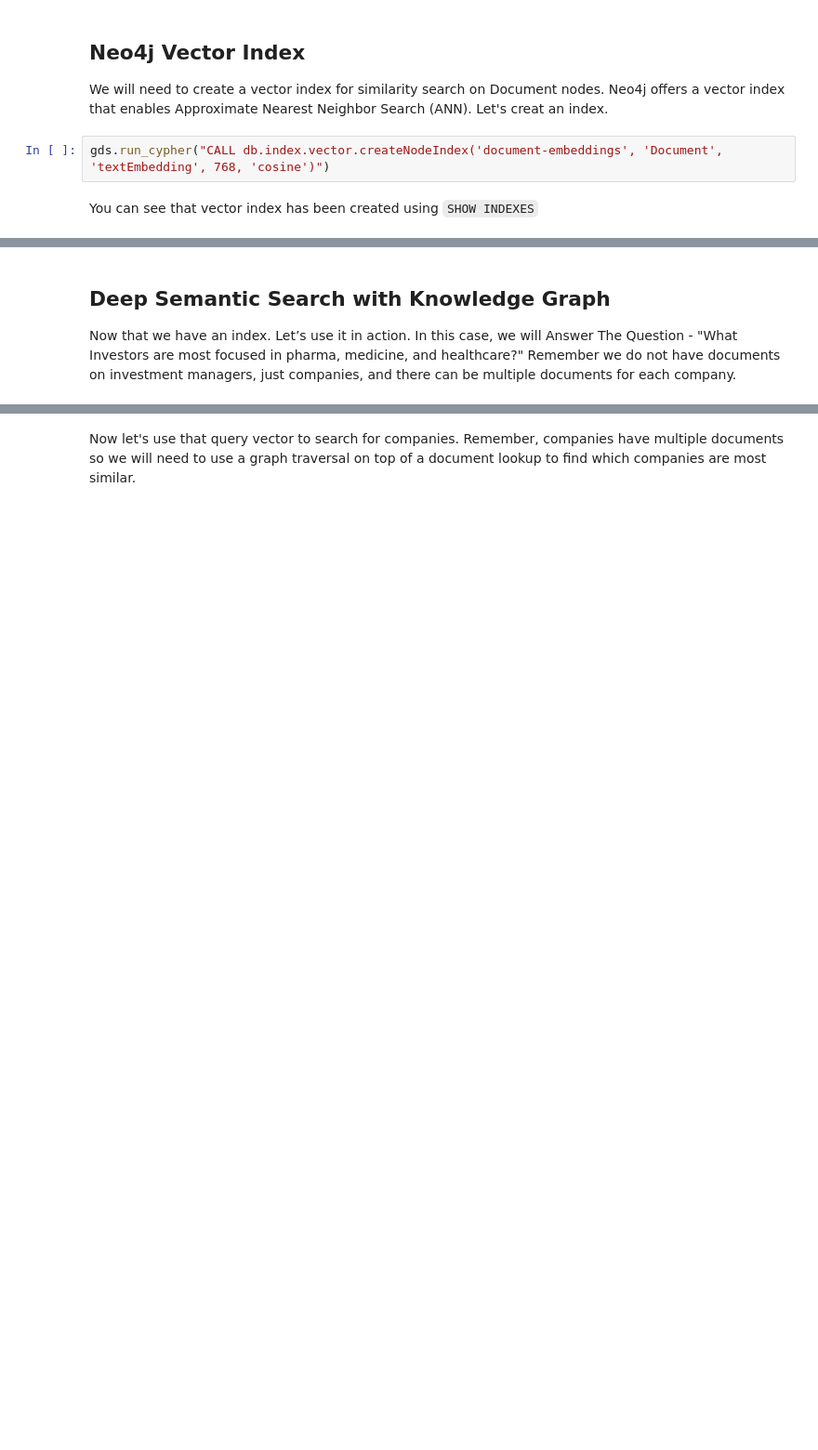
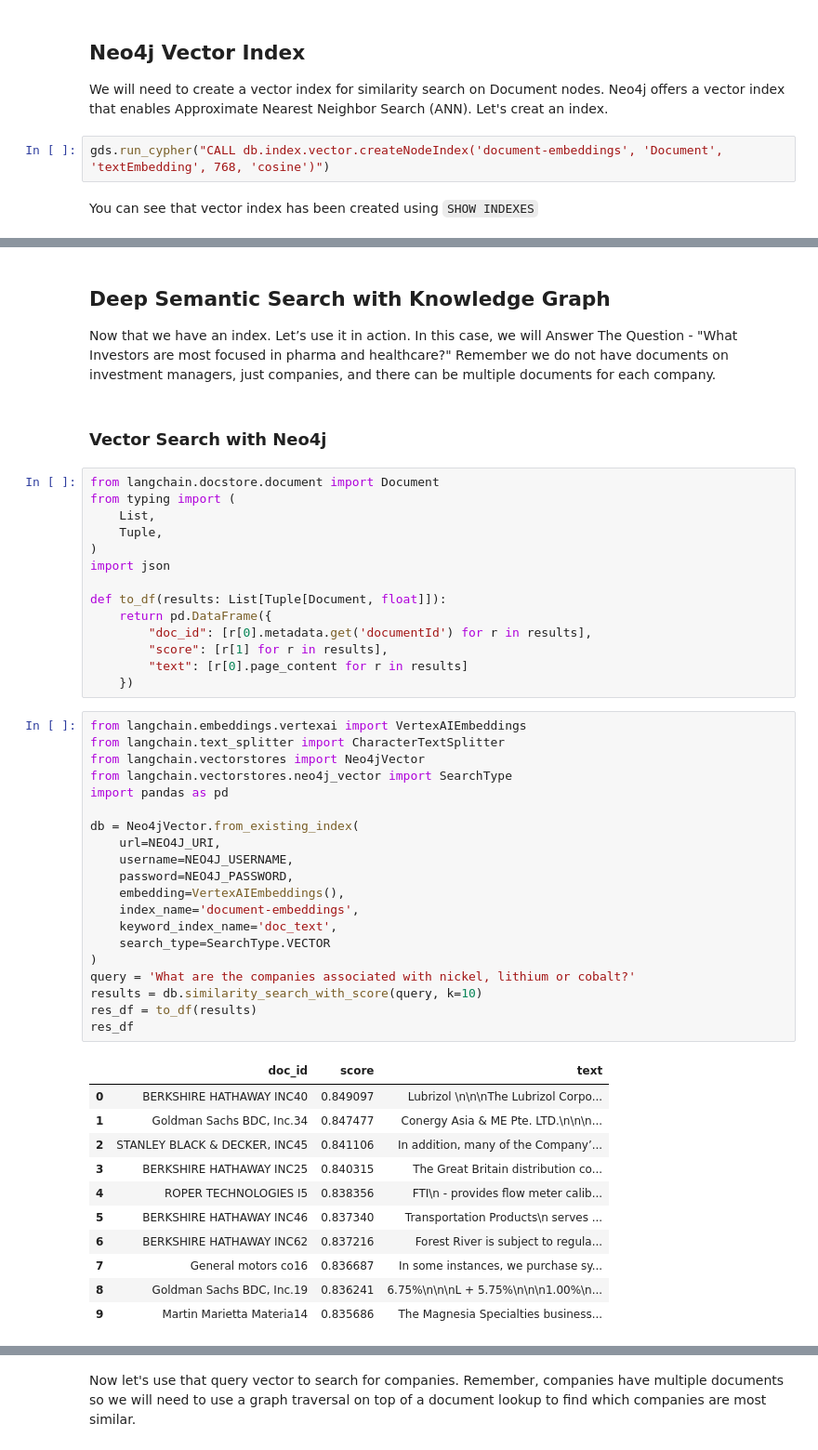
Before and after one commit to neo4j-partners/hands-on-lab-neo4j-and-vertex-ai, a Jupyter notebook: Lab 7 - Semantic Search/semantic_search.ipynb, the cells around one changed output, grey strips where cells are left out. Shown at 93% size. Cells and saved outputs as stored; diff of their text form; blank space fills up the shorter version.

```diff
--- a/Lab 7 - Semantic Search/semantic_search.ipynb
+++ b/Lab 7 - Semantic Search/semantic_search.ipynb
@@ -42,5 +45,53 @@ WHERE type = "VECTOR"
 # %% [markdown]
 ## Deep Semantic Search with Knowledge Graph
 Now that we have an index.  Let’s use it in action.
-In this case, we will Answer The Question - "What Investors are most focused in pharma, medicine, and healthcare?"
+In this case, we will Answer The Question - "What Investors are most focused in pharma and healthcare?"
 Remember we do not have documents on investment managers, just companies, and there can be multiple documents for each company.
+# %% [markdown]
+### Vector Search with Neo4j
+# %%
+from langchain.docstore.document import Document
+from typing import (
+    List,
+    Tuple,
+)
+import json
+
+def to_df(results: List[Tuple[Document, float]]):
+    return pd.DataFrame({
+        "doc_id": [r[0].metadata.get('documentId') for r in results],
+        "score": [r[1] for r in results],
+        "text": [r[0].page_content for r in results]
+    })
+# %%
+from langchain.embeddings.vertexai import VertexAIEmbeddings
+from langchain.text_splitter import CharacterTextSplitter
+from langchain.vectorstores import Neo4jVector
+from langchain.vectorstores.neo4j_vector import SearchType
+import pandas as pd
+
+db = Neo4jVector.from_existing_index(
+    url=NEO4J_URI,
+    username=NEO4J_USERNAME,
+    password=NEO4J_PASSWORD,
+    embedding=VertexAIEmbeddings(),
+    index_name='document-embeddings',
+    keyword_index_name='doc_text',
+    search_type=SearchType.VECTOR
+)
+query = 'What are the companies associated with nickel, lithium or cobalt?'
+results = db.similarity_search_with_score(query, k=10)
+res_df = to_df(results)
+res_df
+# %% [output]
+|  | doc_id | score | text |
+| 0 | BERKSHIRE HATHAWAY INC40 | 0.849097 | Lubrizol \n\n\nThe Lubrizol Corpo... |
+| 1 | Goldman Sachs BDC, Inc.34 | 0.847477 | Conergy Asia & ME Pte. LTD.\n\n\n... |
+| 2 | STANLEY BLACK & DECKER, INC45 | 0.841106 | In addition, many of the Company’... |
+| 3 | BERKSHIRE HATHAWAY INC25 | 0.840315 | The Great Britain distribution co... |
+| 4 | ROPER TECHNOLOGIES I5 | 0.838356 | FTI\n - provides flow meter calib... |
+| 5 | BERKSHIRE HATHAWAY INC46 | 0.837340 | Transportation Products\n serves ... |
+| 6 | BERKSHIRE HATHAWAY INC62 | 0.837216 | Forest River is subject to regula... |
+| 7 | General motors co16 | 0.836687 | In some instances, we purchase sy... |
+| 8 | Goldman Sachs BDC, Inc.19 | 0.836241 | 6.75%\n\n\nL + 5.75%\n\n\n1.00%\n... |
+| 9 | Martin Marietta Materia14 | 0.835686 | The Magnesia Specialties business... |
```
Also changed, not shown: parts of 26 cells of this notebook, 2 other files.
